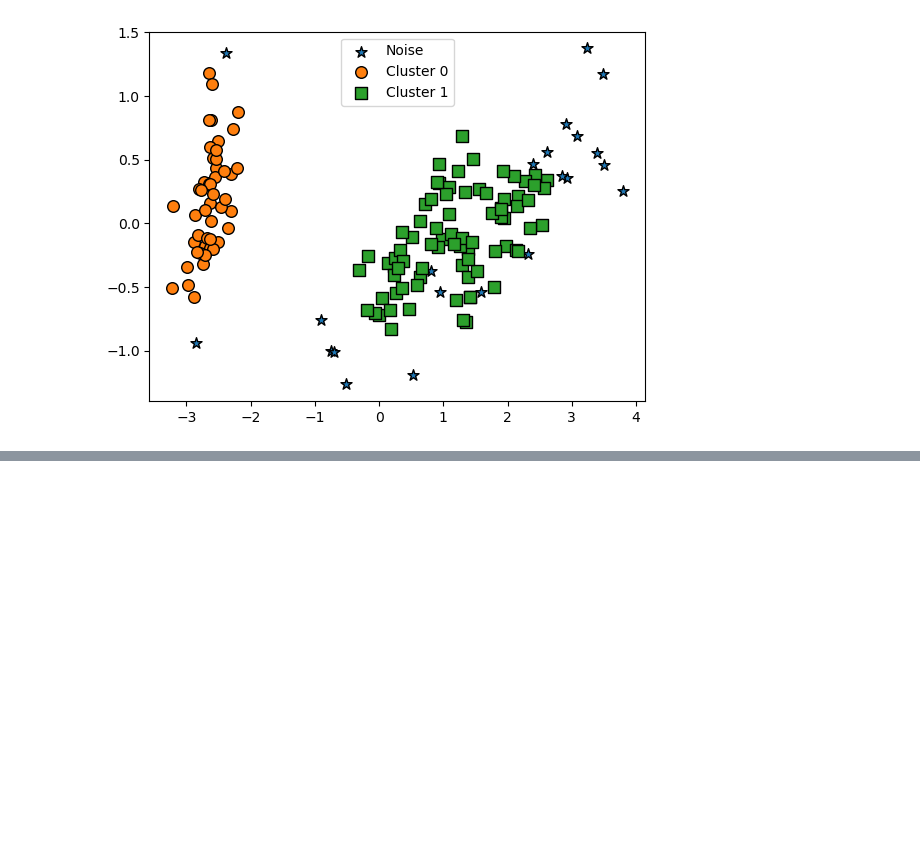
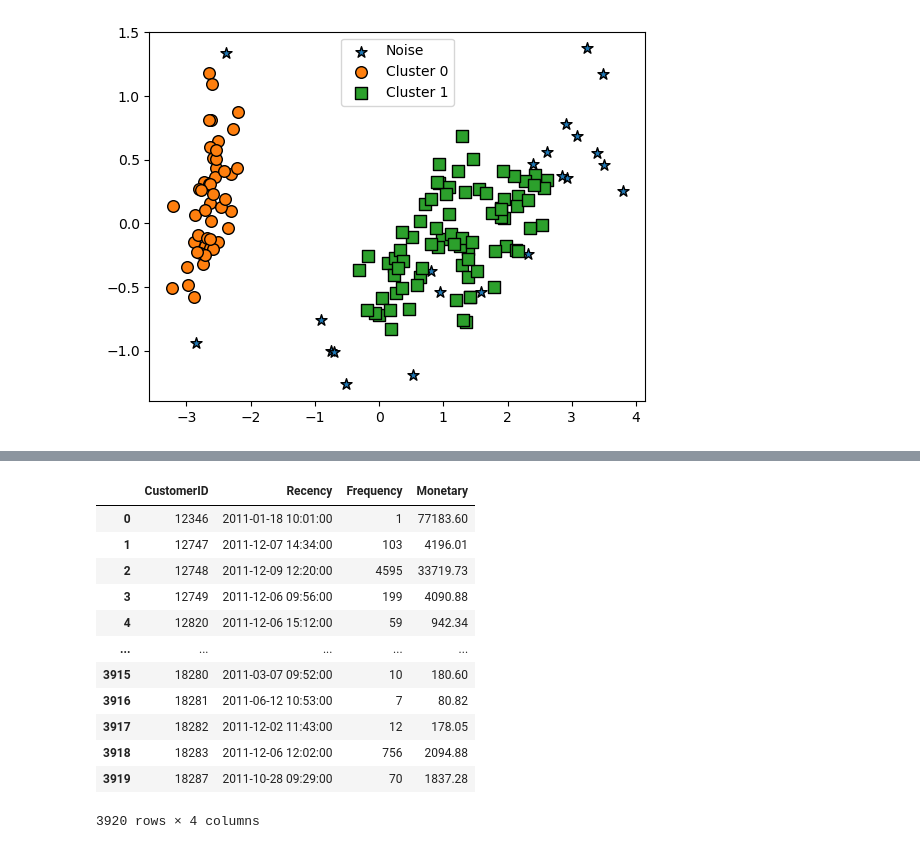
Before and after one commit to GwangwooHan/study, a Jupyter notebook: Kmeans_clustering/231101 clustering.ipynb, the cells around one changed output, grey strips where cells are left out. Saved outputs shown, nothing was run; the diff lists cells and outputs as text; code cells hidden in the pictures; blank space fills up the shorter version.

```diff
--- a/Kmeans_clustering/231101 clustering.ipynb
+++ b/Kmeans_clustering/231101 clustering.ipynb
@@ -237,0 +391,9 @@ Name: dbscan_cluster, dtype: int64
+# %%
+# DataFrame의 groupby()의 multiple 연산을 위해 agg() 이용
+# Recency는 InvoiceDate 칼럼의 max()에서 데이터 가공
+# Frequency는 InvoiceNo 칼럼의 count(), Monetary value는 sale_amount 칼럼의 sum()
+aggregations = {
+    'InvoiceDate': 'max',
+    'InvoiceNo': 'count',
+    'sale_amount': 'sum'
+}
@@ -237,0 +427,16 @@ Name: dbscan_cluster, dtype: int64
+# %%
+cust_df
+# %% [output]
+|  | CustomerID | Recency | Frequency | Monetary |
+| 0 | 12346 | 2011-01-18 10:01:00 | 1 | 77183.60 |
+| 1 | 12747 | 2011-12-07 14:34:00 | 103 | 4196.01 |
+| 2 | 12748 | 2011-12-09 12:20:00 | 4595 | 33719.73 |
+| 3 | 12749 | 2011-12-06 09:56:00 | 199 | 4090.88 |
+| 4 | 12820 | 2011-12-06 15:12:00 | 59 | 942.34 |
+| ... | ... | ... | ... | ... |
+| 3915 | 18280 | 2011-03-07 09:52:00 | 10 | 180.60 |
+| 3916 | 18281 | 2011-06-12 10:53:00 | 7 | 80.82 |
+| 3917 | 18282 | 2011-12-02 11:43:00 | 12 | 178.05 |
+| 3918 | 18283 | 2011-12-06 12:02:00 | 756 | 2094.88 |
+| 3919 | 18287 | 2011-10-28 09:29:00 | 70 | 1837.28 |
+3920 rows × 4 columns
```
Also changed, not shown: parts of 39 cells of this notebook, 1 other file.
